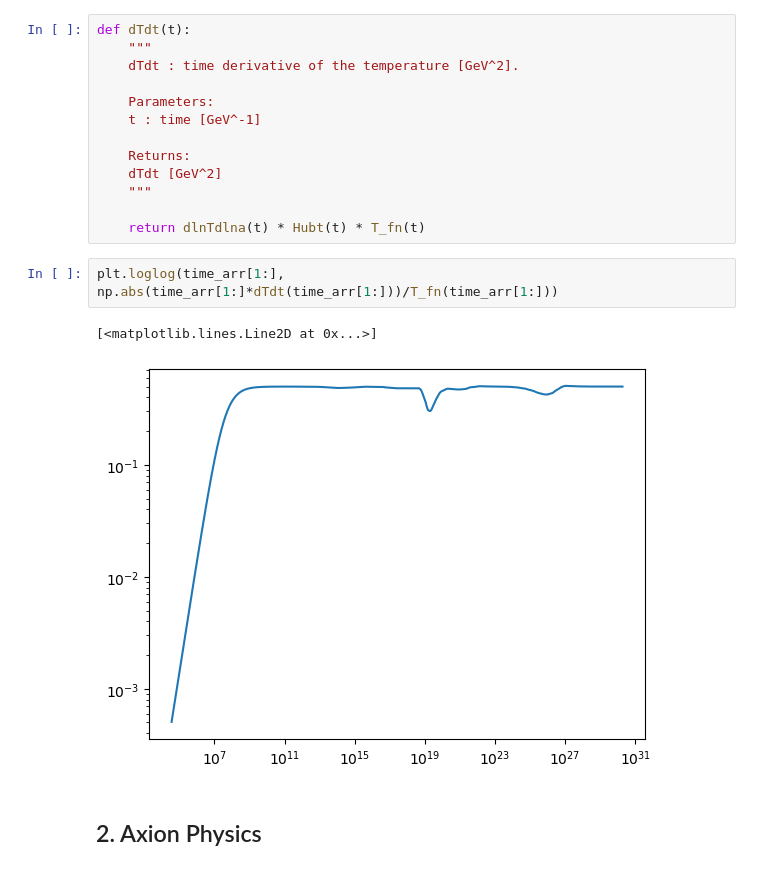
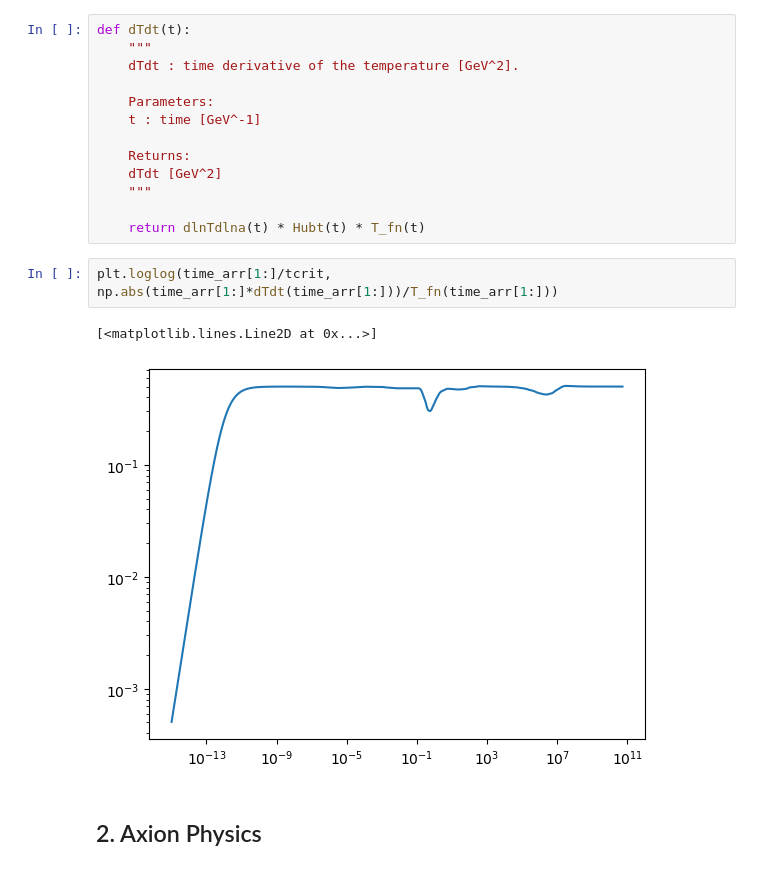
Before and after one commit to ManuelBuenAbad/axion_mcmc, a Jupyter notebook: axion_evol.ipynb, the cells around one changed output. Saved outputs shown, nothing was run; the diff lists cells and outputs as text.

```diff
--- a/axion_evol.ipynb
+++ b/axion_evol.ipynb
@@ -591,10 +607,10 @@ def dTdt(t):
 
     return dlnTdlna(t) * Hubt(t) * T_fn(t)
 # %%
-plt.loglog(time_arr[1:], np.abs(time_arr[1:]*dTdt(time_arr[1:]))/T_fn(time_arr[1:]))
+plt.loglog(time_arr[1:]/tcrit, np.abs(time_arr[1:]*dTdt(time_arr[1:]))/T_fn(time_arr[1:]))
 # %% [output]
 [<matplotlib.lines.Line2D at 0x...>]
-[figure, old version]
+[figure, new version]
 # %% [markdown]
 ## 2. Axion Physics
 # %% [markdown]
```
Also changed, not shown: parts of 62 cells of this notebook.
